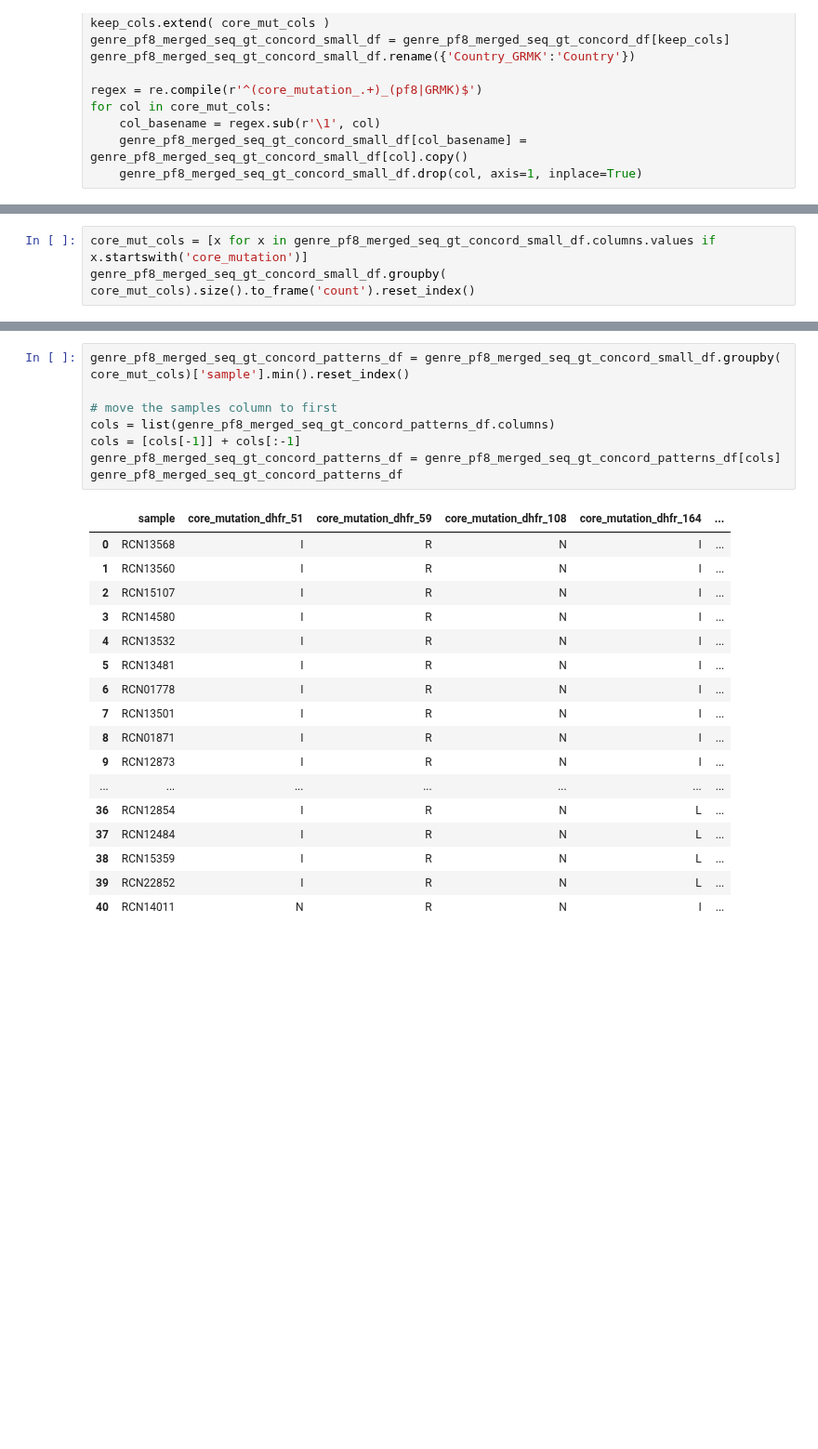
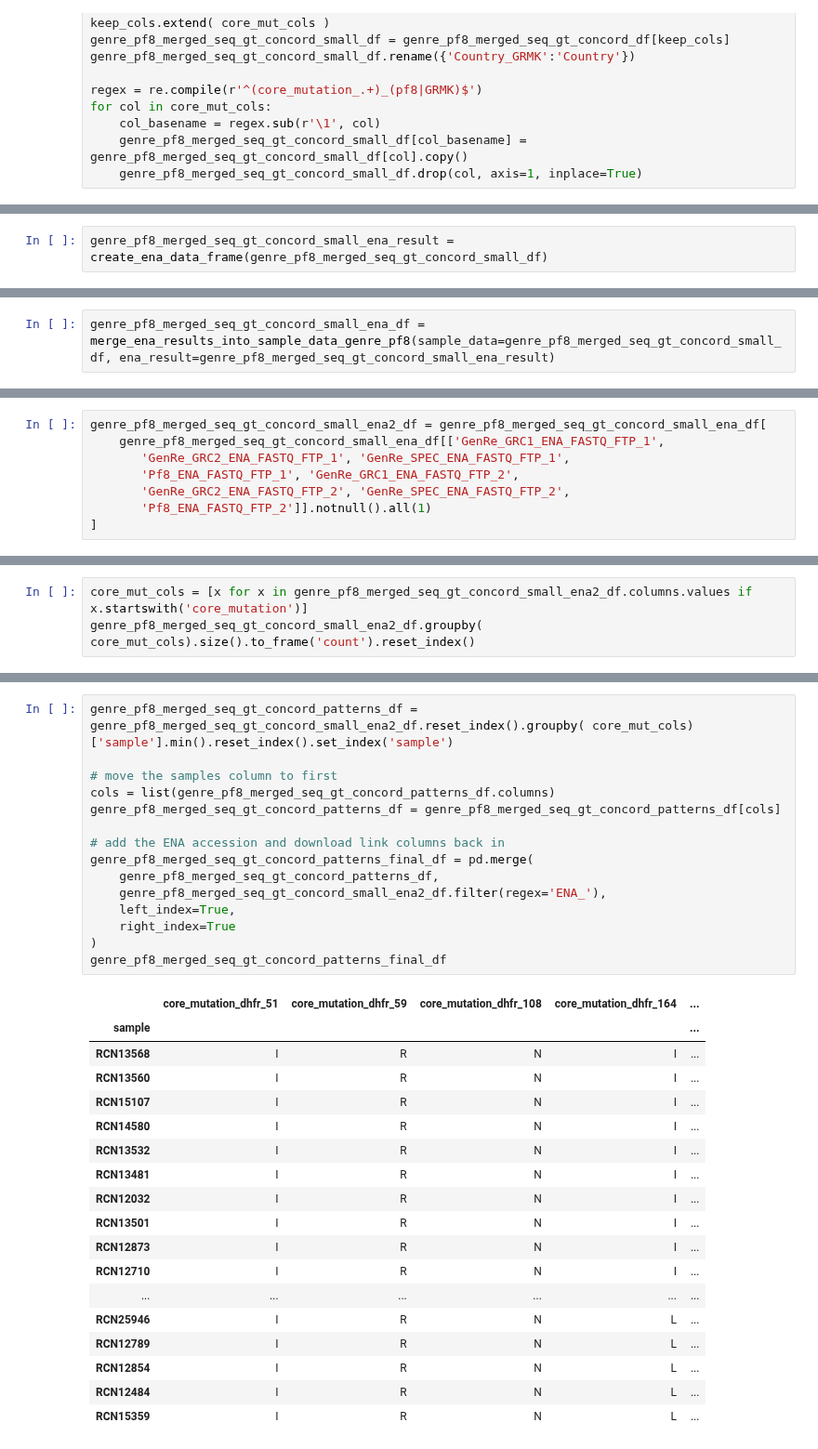
Before and after one commit to advISO-project/validation_malaria, a Jupyter notebook: real-world_gold-standard_data/Pf8-GenReMekong/pf8genre.ipynb, the cells around one changed output, grey strips where cells are left out. Shown at 93% size. Drawn from its saved outputs; the diff is of its cells as text; blank space fills up the shorter version.

Commit message:
re-written to be primarily used via a JUpyter notebook to add ENA data to dataframes instead of being a stand-alone tool.

```diff
--- a/real-world_gold-standard_data/Pf8-GenReMekong/pf8genre.ipynb
+++ b/real-world_gold-standard_data/Pf8-GenReMekong/pf8genre.ipynb
@@ -515,0 +544,2 @@ for col in core_mut_cols:
+# %%
+genre_pf8_merged_seq_gt_concord_small_ena_result = create_ena_data_frame(genre_pf8_merged_seq_gt_concord_small_df)
@@ -515,0 +548,2 @@ for col in core_mut_cols:
+# %%
+genre_pf8_merged_seq_gt_concord_small_ena_df = merge_ena_results_into_sample_data_genre_pf8(sample_data=genre_pf8_merged_seq_gt_concord_small_df, ena_result=genre_pf8_merged_seq_gt_concord_small_ena_result)
@@ -515,0 +569,8 @@ for col in core_mut_cols:
+# %%
+genre_pf8_merged_seq_gt_concord_small_ena2_df = genre_pf8_merged_seq_gt_concord_small_ena_df[
+    genre_pf8_merged_seq_gt_concord_small_ena_df[['GenRe_GRC1_ENA_FASTQ_FTP_1',
+       'GenRe_GRC2_ENA_FASTQ_FTP_1', 'GenRe_SPEC_ENA_FASTQ_FTP_1',
+       'Pf8_ENA_FASTQ_FTP_1', 'GenRe_GRC1_ENA_FASTQ_FTP_2',
+       'GenRe_GRC2_ENA_FASTQ_FTP_2', 'GenRe_SPEC_ENA_FASTQ_FTP_2',
+       'Pf8_ENA_FASTQ_FTP_2']].notnull().all(1)
+]
@@ -521,6 +597,6 @@ First, get a count of different patterns.
 # %%
-core_mut_cols = [x for x in genre_pf8_merged_seq_gt_concord_small_df.columns.values if x.startswith('core_mutation')]
-genre_pf8_merged_seq_gt_concord_small_df.groupby( core_mut_cols).size().to_frame('count').reset_index()
+core_mut_cols = [x for x in genre_pf8_merged_seq_gt_concord_small_ena2_df.columns.values if x.startswith('core_mutation')]
+genre_pf8_merged_seq_gt_concord_small_ena2_df.groupby( core_mut_cols).size().to_frame('count').reset_index()
 # %% [output]
 |  | core_mutation_dhfr_51 | core_mutation_dhfr_59 | core_mutation_dhfr_108 | core_mutation_dhfr_164 | ... |
 | 0 | I | R | N | I | ... |
@@ -546,26 +635,34 @@ Extract a list of sample IDs of representative samples for each pattern.
 # %%
-genre_pf8_merged_seq_gt_concord_patterns_df = genre_pf8_merged_seq_gt_concord_small_df.groupby( core_mut_cols)['sample'].min().reset_index()
+genre_pf8_merged_seq_gt_concord_patterns_df = genre_pf8_merged_seq_gt_concord_small_ena2_df.reset_index().groupby( core_mut_cols)['sample'].min().reset_index().set_index('sample')
 
 # move the samples column to first
 cols = list(genre_pf8_merged_seq_gt_concord_patterns_df.columns)
-cols = [cols[-1]] + cols[:-1]
 genre_pf8_merged_seq_gt_concord_patterns_df = genre_pf8_merged_seq_gt_concord_patterns_df[cols]
-genre_pf8_merged_seq_gt_concord_patterns_df
+
+# add the ENA accession and download link columns back in
+genre_pf8_merged_seq_gt_concord_patterns_final_df = pd.merge(
+    genre_pf8_merged_seq_gt_concord_patterns_df,
+    genre_pf8_merged_seq_gt_concord_small_ena2_df.filter(regex='ENA_'),
+    left_index=True,
+    right_index=True
+)
+genre_pf8_merged_seq_gt_concord_patterns_final_df
 # %% [output]
-|  | sample | core_mutation_dhfr_51 | core_mutation_dhfr_59 | core_mutation_dhfr_108 | core_mutation_dhfr_164 | ... |
-| 0 | RCN13568 | I | R | N | I | ... |
-| 1 | RCN13560 | I | R | N | I | ... |
-| 2 | RCN15107 | I | R | N | I | ... |
-| 3 | RCN14580 | I | R | N | I | ... |
-| 4 | RCN13532 | I | R | N | I | ... |
-| 5 | RCN13481 | I | R | N | I | ... |
-| 6 | RCN01778 | I | R | N | I | ... |
-| 7 | RCN13501 | I | R | N | I | ... |
-| 8 | RCN01871 | I | R | N | I | ... |
-| 9 | RCN12873 | I | R | N | I | ... |
-| ... | ... | ... | ... | ... | ... | ... |
-| 36 | RCN12854 | I | R | N | L | ... |
-| 37 | RCN12484 | I | R | N | L | ... |
-| 38 | RCN15359 | I | R | N | L | ... |
-| 39 | RCN22852 | I | R | N | L | ... |
-| 40 | RCN14011 | N | R | N | I | ... |
+|  | core_mutation_dhfr_51 | core_mutation_dhfr_59 | core_mutation_dhfr_108 | core_mutation_dhfr_164 | ... |
+| sample |  |  |  |  | ... |
+| RCN13568 | I | R | N | I | ... |
+| RCN13560 | I | R | N | I | ... |
+| RCN15107 | I | R | N | I | ... |
+| RCN14580 | I | R | N | I | ... |
+| RCN13532 | I | R | N | I | ... |
+| RCN13481 | I | R | N | I | ... |
+| RCN12032 | I | R | N | I | ... |
+| RCN13501 | I | R | N | I | ... |
+| RCN12873 | I | R | N | I | ... |
+| RCN12710 | I | R | N | I | ... |
+| ... | ... | ... | ... | ... | ... |
+| RCN25946 | I | R | N | L | ... |
+| RCN12789 | I | R | N | L | ... |
+| RCN12854 | I | R | N | L | ... |
+| RCN12484 | I | R | N | L | ... |
+| RCN15359 | I | R | N | L | ... |
```
Also changed, not shown: parts of 45 cells of this notebook, 13 other files.
